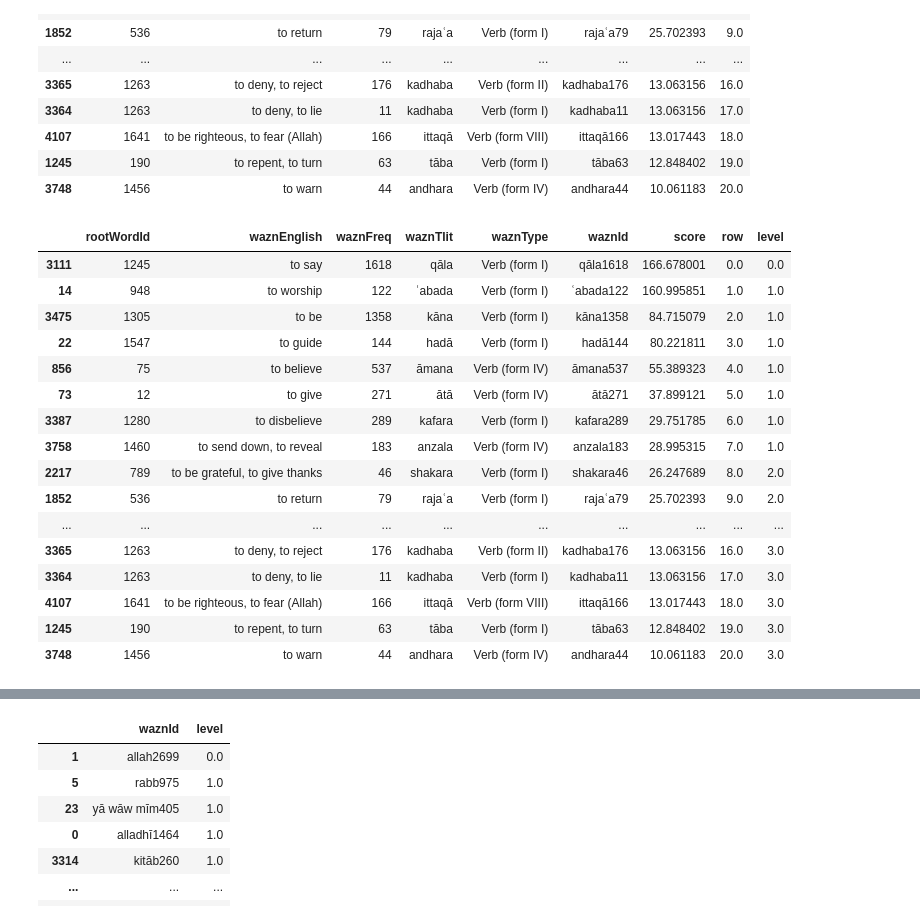
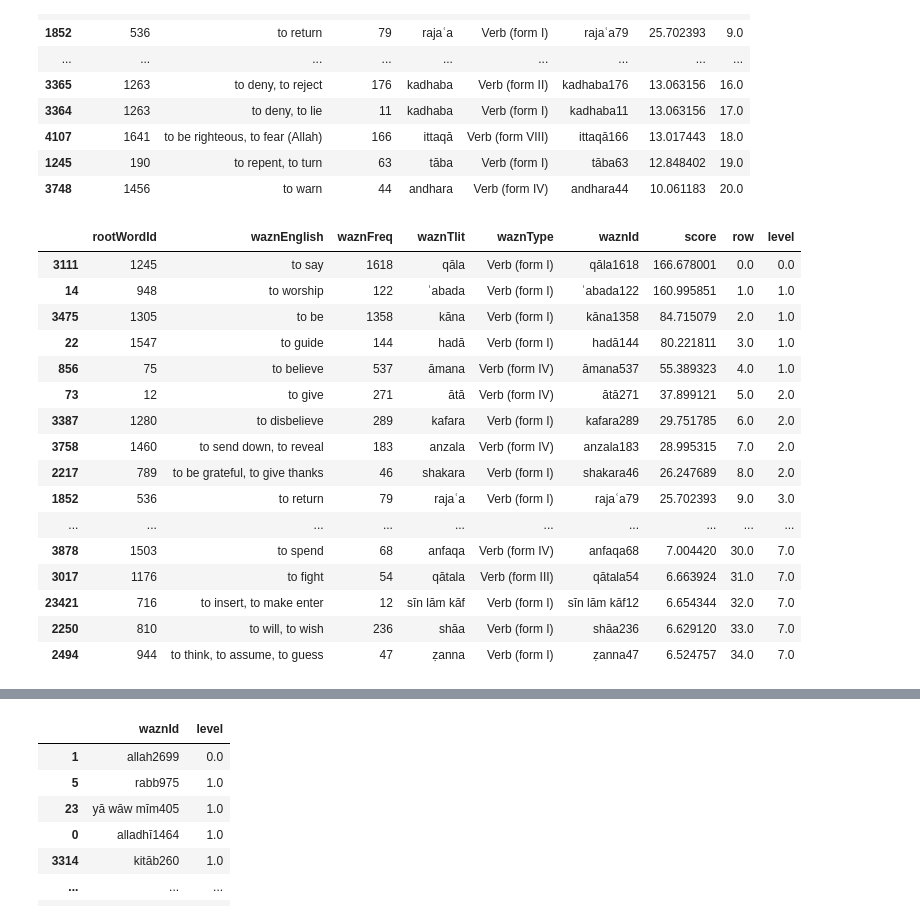
Before and after one commit to sayemmh/project-zayd-api, a Jupyter notebook: wazn_levels-Copy1.ipynb, the cells around one changed output, grey strips where cells are left out. Drawn from its saved outputs; the diff is of its cells as text; code cells hidden in the pictures.

```diff
--- a/wazn_levels-Copy1.ipynb
+++ b/wazn_levels-Copy1.ipynb
@@ -187,28 +187,30 @@ See the caveats in the documentation: https://pandas.pydata.org/pandas-docs/stab
 | 3748 | 1456 | to warn | 44 | andhara | Verb (form IV) | andhara44 | 10.061183 | 20.0 |
 # %%
 verb_df['level'] = 0
-verb_df.iloc[:140,8] = (np.ceil(verb_df['row'] / 7) * 7) / 7
-verb_df.iloc[:140,8] = verb_df.iloc[:140,8].astype(int)
-verb_df.iloc[140:,8] = (np.ceil(verb_df['row'] / 20) * 20) / 20
-verb_df.iloc[140:,8] = verb_df.iloc[140:,8].astype(int)
-verb_df.head(21)
+verb_df.iloc[:20,8] = (np.ceil(verb_df['row'] / 4) * 4) / 4
+verb_df.iloc[:20,8] = verb_df.iloc[:20,8].astype(int)
+verb_df.iloc[20:141,8] = (np.ceil(verb_df['row'] / 7 + 2) * 7) / 7
+verb_df.iloc[20:141,8] = verb_df.iloc[20:141,8].astype(int)
+verb_df.iloc[141:,8] = (np.ceil(verb_df['row'] / 20 + 15) * 20) / 20
+verb_df.iloc[141:,8] = verb_df.iloc[141:,8].astype(int)
+verb_df.head(35)
 # %% [output]
 |  | rootWordId | waznEnglish | waznFreq | waznTlit | waznType | waznId | score | row | level |
 | 3111 | 1245 | to say | 1618 | qāla | Verb (form I) | qāla1618 | 166.678001 | 0.0 | 0.0 |
 | 14 | 948 | to worship | 122 | ʿabada | Verb (form I) | ʿabada122 | 160.995851 | 1.0 | 1.0 |
 | 3475 | 1305 | to be | 1358 | kāna | Verb (form I) | kāna1358 | 84.715079 | 2.0 | 1.0 |
 | 22 | 1547 | to guide | 144 | hadā | Verb (form I) | hadā144 | 80.221811 | 3.0 | 1.0 |
 | 856 | 75 | to believe | 537 | āmana | Verb (form IV) | āmana537 | 55.389323 | 4.0 | 1.0 |
-| 73 | 12 | to give | 271 | ātā | Verb (form IV) | ātā271 | 37.899121 | 5.0 | 1.0 |
-| 3387 | 1280 | to disbelieve | 289 | kafara | Verb (form I) | kafara289 | 29.751785 | 6.0 | 1.0 |
-| 3758 | 1460 | to send down, to reveal | 183 | anzala | Verb (form IV) | anzala183 | 28.995315 | 7.0 | 1.0 |
+| 73 | 12 | to give | 271 | ātā | Verb (form IV) | ātā271 | 37.899121 | 5.0 | 2.0 |
+| 3387 | 1280 | to disbelieve | 289 | kafara | Verb (form I) | kafara289 | 29.751785 | 6.0 | 2.0 |
+| 3758 | 1460 | to send down, to reveal | 183 | anzala | Verb (form IV) | anzala183 | 28.995315 | 7.0 | 2.0 |
 | 2217 | 789 | to be grateful, to give thanks | 46 | shakara | Verb (form I) | shakara46 | 26.247689 | 8.0 | 2.0 |
-| 1852 | 536 | to return | 79 | rajaʿa | Verb (form I) | rajaʿa79 | 25.702393 | 9.0 | 2.0 |
+| 1852 | 536 | to return | 79 | rajaʿa | Verb (form I) | rajaʿa79 | 25.702393 | 9.0 | 3.0 |
 | ... | ... | ... | ... | ... | ... | ... | ... | ... | ... |
-| 3365 | 1263 | to deny, to reject | 176 | kadhaba | Verb (form II) | kadhaba176 | 13.063156 | 16.0 | 3.0 |
-| 3364 | 1263 | to deny, to lie | 11 | kadhaba | Verb (form I) | kadhaba11 | 13.063156 | 17.0 | 3.0 |
-| 4107 | 1641 | to be righteous, to fear (Allah) | 166 | ittaqā | Verb (form VIII) | ittaqā166 | 13.017443 | 18.0 | 3.0 |
-| 1245 | 190 | to repent, to turn | 63 | tāba | Verb (form I) | tāba63 | 12.848402 | 19.0 | 3.0 |
-| 3748 | 1456 | to warn | 44 | andhara | Verb (form IV) | andhara44 | 10.061183 | 20.0 | 3.0 |
+| 3878 | 1503 | to spend | 68 | anfaqa | Verb (form IV) | anfaqa68 | 7.004420 | 30.0 | 7.0 |
+| 3017 | 1176 | to fight | 54 | qātala | Verb (form III) | qātala54 | 6.663924 | 31.0 | 7.0 |
+| 23421 | 716 | to insert, to make enter | 12 | sīn lām kāf | Verb (form I) | sīn lām kāf12 | 6.654344 | 32.0 | 7.0 |
+| 2250 | 810 | to will, to wish | 236 | shāa | Verb (form I) | shāa236 | 6.629120 | 33.0 | 7.0 |
+| 2494 | 944 | to think, to assume, to guess | 47 | ẓanna | Verb (form I) | ẓanna47 | 6.524757 | 34.0 | 7.0 |
 # %%
 other_df['level'] = 0
```
Also changed, not shown: parts of 7 cells of this notebook.
